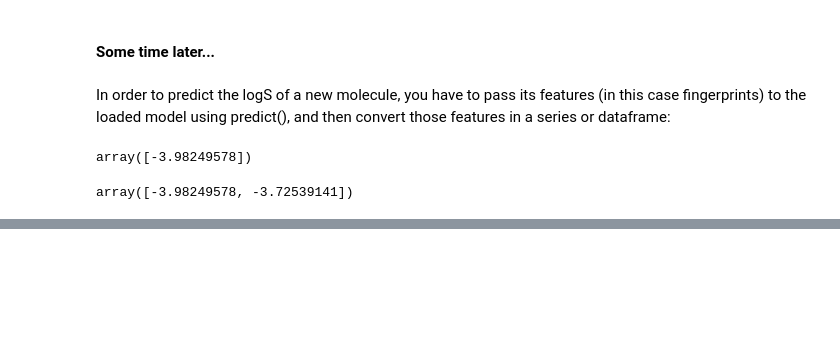
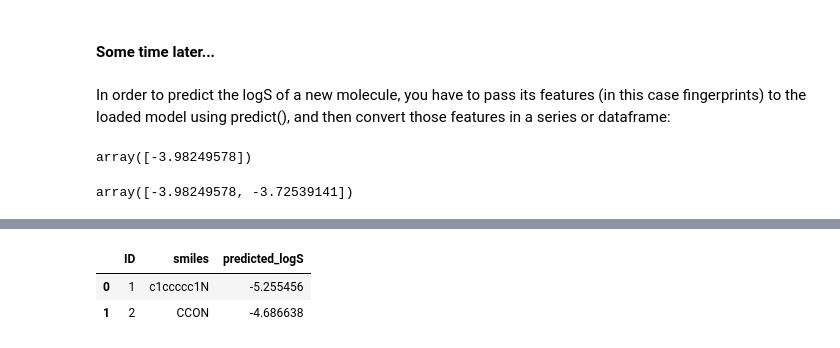
Before and after one commit to ganesh7shahane/predictive_ADMET_modelling, a Jupyter notebook: solubility/logS_Regressor.ipynb, the cells around one changed output, grey strips where cells are left out. Saved outputs shown, nothing was run; the diff lists cells and outputs as text; code cells hidden in the pictures; blank space fills up the shorter version.

```diff
--- a/solubility/logS_Regressor.ipynb
+++ b/solubility/logS_Regressor.ipynb
@@ -201,0 +306,4 @@ array([-3.98249578, -3.72539141])
+# %%
+# Sometime later:
+
+model_V2 = joblib.load('../saved_models/logS_regressor_V2.model')
@@ -201,0 +347,9 @@ array([-3.98249578, -3.72539141])
+# %%
+# For a dataframe:
+
+sample_df = pd.DataFrame({
+    'ID':[1, 2],
+    'smiles': ['c1ccccc1N', 'CCON']
+    })
+
+sample_df
@@ -201,0 +360,8 @@ array([-3.98249578, -3.72539141])
+# %%
+# Define a function to return the predicted logS:
+
+def predict_logS(smiles):
+
+    return model_V2.predict(pd.DataFrame(featurizer(smiles))).item()
+# %%
+sample_df['predicted_logS'] = sample_df['smiles'].apply(predict_logS)
@@ -201,0 +385,6 @@ array([-3.98249578, -3.72539141])
+# %%
+sample_df
+# %% [output]
+|  | ID | smiles | predicted_logS |
+| 0 | 1 | c1ccccc1N | -5.255456 |
+| 1 | 2 | CCON | -4.686638 |
```
Also changed, not shown: parts of 19 cells of this notebook, 2 other files.
